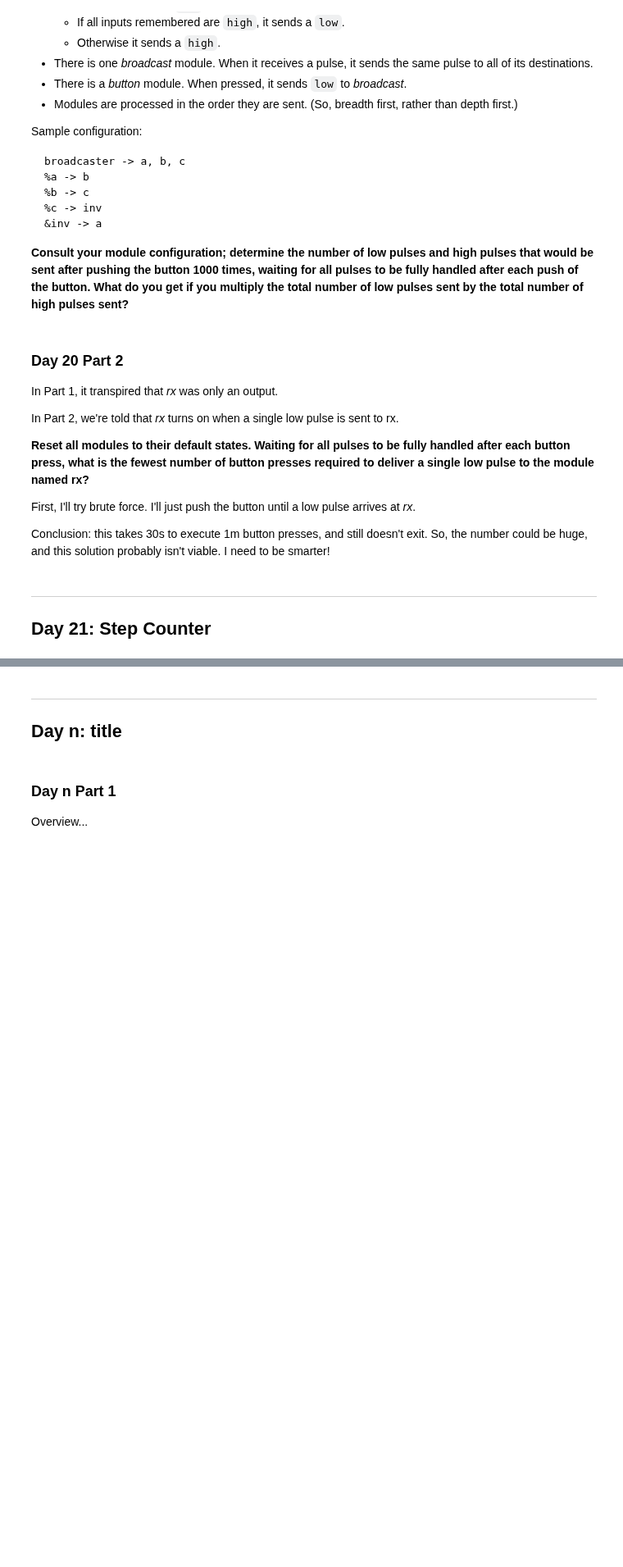
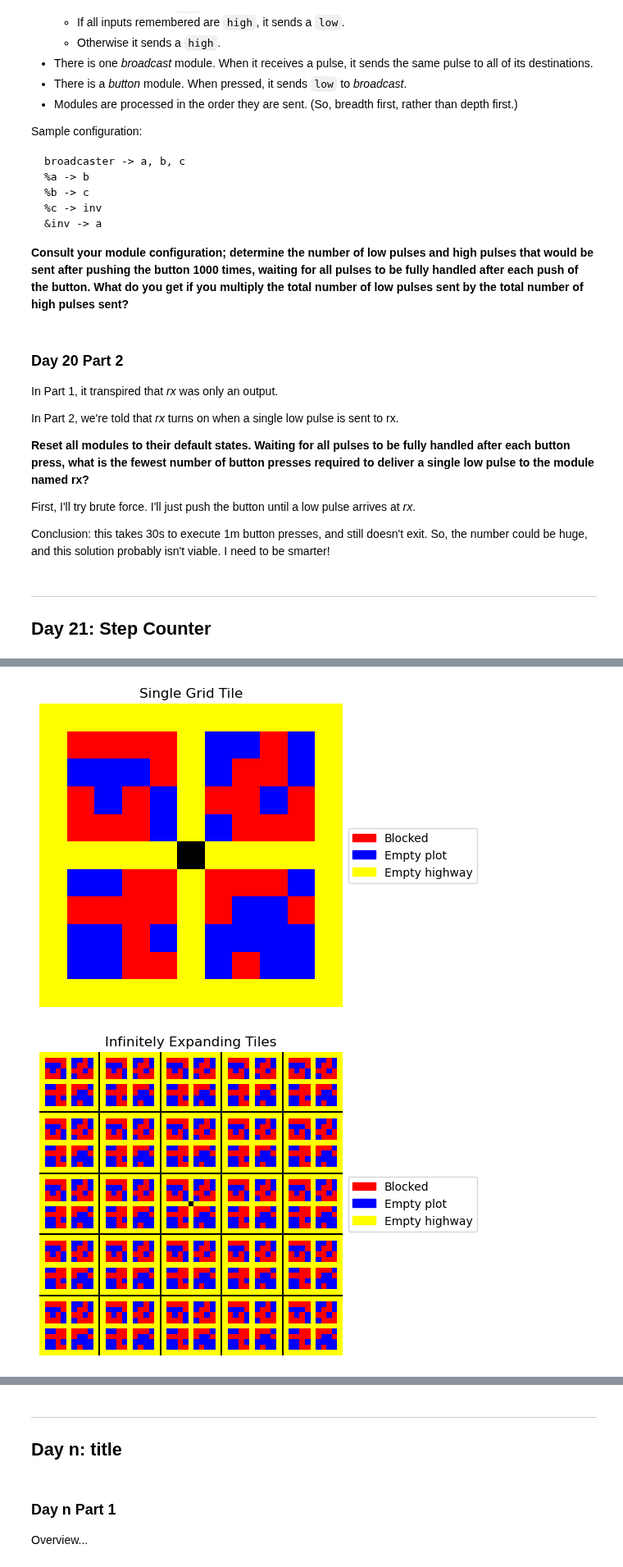
Before and after one commit to derailed-dash/Advent-of-Code, a Jupyter notebook: src/AoC_2023/Dazbo's_Advent_of_Code_2023.ipynb, the cells around one changed output, grey strips where cells are left out. Shown at 82% size. Saved outputs shown, nothing was run; the diff lists cells and outputs as text; code cells hidden in the pictures; blank space fills up the shorter version.

```diff
--- a/src/AoC_2023/Dazbo's_Advent_of_Code_2023.ipynb
+++ b/src/AoC_2023/Dazbo's_Advent_of_Code_2023.ipynb
@@ -6131,6 +6131,7 @@ def plot_tiles(data):
     grid_side_len = len(grid) # Size of the original grid
     scale_factor = 3 # to scale up the tiles so I can insert a thin border between them
     center_index = grid_side_len // 2
+    tiles_width = 5
 
     # First, set the center row and column
     for i in range(grid_side_len):
@@ -6144,11 +6145,12 @@ def plot_tiles(data):
         grid[i][0] = 'E'
         grid[i][-1] = 'E'
 
-    char_to_num = {'S': 1, '#': 2, '.': 1, 'C': 3, 'E': 3}
-    cmap = mcolors.ListedColormap(['red', 'blue', 'yellow'])
+    grid[center_index][center_index] = 'S'
+
+    char_to_num = {'S': 0, '.': 1, '#': 2, 'C': 3, 'E': 3}
+    cmap = mcolors.ListedColormap(['black', 'red', 'blue', 'yellow'])
     numeric_grid = np.array([[char_to_num.get(char, 0) for char in row] for row in grid])
     expanded_grid = np.repeat(np.repeat(numeric_grid, scale_factor, axis=0), scale_factor, axis=1)
-    tiled_grid = np.tile(expanded_grid, (3, 3))
 
     # Create custom patches for the legend
     colors = ['red', 'blue', 'yellow']
@@ -6158,54 +6160,66 @@ def plot_tiles(data):
     # plot single tile
     fig, ax = plt.subplots()
     ax.set_title("Single Grid Tile")
-    ax.imshow(expanded_grid, cmap=cmap)
+    ax.imshow(expanded_grid, cmap=cmap, interpolation='nearest') # the interpolation helps with colour bleed
+    ax.axis("off")
     plt.subplots_adjust(right=0.8) # Adjust the subplot to make room for the legend
     plt.legend(handles=patches, loc='center left', bbox_to_anchor=(1, 0.5))
     plt.show()
 
-    # plot 3x3 of tiles
+    # Now we'll plot the repeating grid...
     fig, ax = plt.subplots()
+
+    grid[center_index][center_index] = 'C'
+    numeric_grid = np.array([[char_to_num.get(char, 0) for char in row] for row in grid])
+    expanded_grid = np.repeat(np.repeat(numeric_grid, scale_factor, axis=0), scale_factor, axis=1)
+    tiled_grid = np.tile(expanded_grid, (tiles_width, tiles_width))
+
+    expanded_len = grid_side_len * scale_factor
+    tiles_len = expanded_len*tiles_width
+    tiles_center = tiles_len // 2
+    tiled_grid[tiles_center-1:tiles_center + 2, tiles_center-1:tiles_center + 2] = 0
 
     # Insert black borders (zeros) between tiles
     border_width = 1
-    expanded_len = grid_side_len * scale_factor
-    for i in range(1, 3):
+    for i in range(1, 5):
         tiled_grid = np.insert(tiled_grid, i * expanded_len + (i - 1) * border_width, 0, axis=0)
         tiled_grid = np.insert(tiled_grid, i * expanded_len + (i - 1) * border_width, 0, axis=1)
 
-    # insert a new colour for the border
-    cmap = mcolors.ListedColormap(['black'] + ['red', 'blue', 'yellow'])
     ax.set_title("Infinitely Expanding Tiles")
     plt.subplots_adjust(right=0.8) # Adjust the subplot to make room for the legend
     plt.legend(handles=patches, loc='center left', bbox_to_anchor=(1, 0.5))
-    ax.imshow(tiled_grid, cmap=cmap)
+    ax.axis("off")
+    ax.imshow(tiled_grid, cmap=cmap, interpolation='nearest')
 
     plt.show()
 
 # Original Part 1 sample data
 original_sample = """...........
 .....###.#.
 .###.##..#.
 ..#.#...#..
 ....#.#....
 .##..S####.
 .##..#...#.
 .......##..
 .##.#.####.
 .##..##.##.
 ..........."""
 
 # Modified to clear the row and column where S lives
 modified_sample = """...........
 ......##.#.
 .###..#..#.
 ..#.#...#..
 ....#.#....
 .....S.....
 .##......#.
 .......##..
 .##.#.####.
 .##...#.##.
 ..........."""
 
 plot_tiles(modified_sample.splitlines())
+# %% [output]
+[figure, added]
+[figure, added]
```
Also changed, not shown: parts of 6 cells of this notebook, 2 other files.
